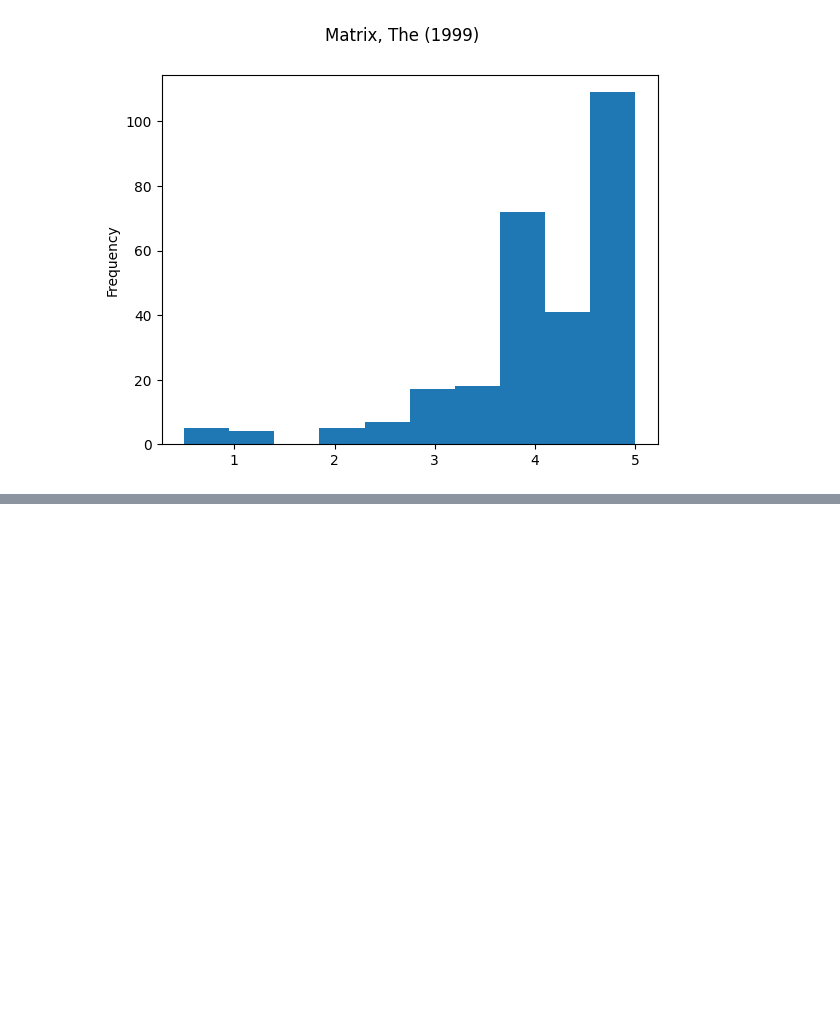
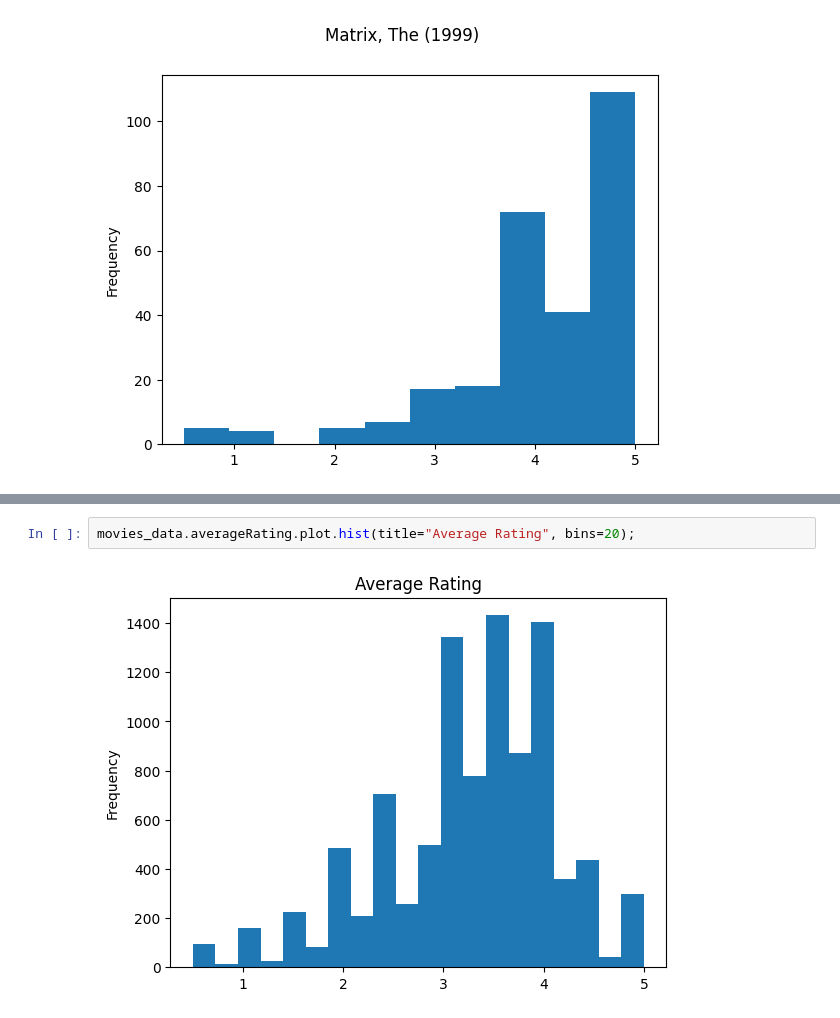
Before and after one commit to rishiso/fa22-recommendation, a Jupyter notebook: data_exploration.ipynb, the cells around one changed output, grey strips where cells are left out. Saved outputs shown, nothing was run; the diff lists cells and outputs as text; blank space fills up the shorter version.

Commit message:
Plotted some historical data for mean rating

```diff
--- a/data_exploration.ipynb
+++ b/data_exploration.ipynb
@@ -209,0 +213,4 @@ plot_movie_rating_dist(2571)
+# %%
+movies_data.averageRating.plot.hist(title="Average Rating", bins=20);
+# %% [output]
+[figure, added]
```
Also changed, not shown: parts of 11 cells of this notebook.
